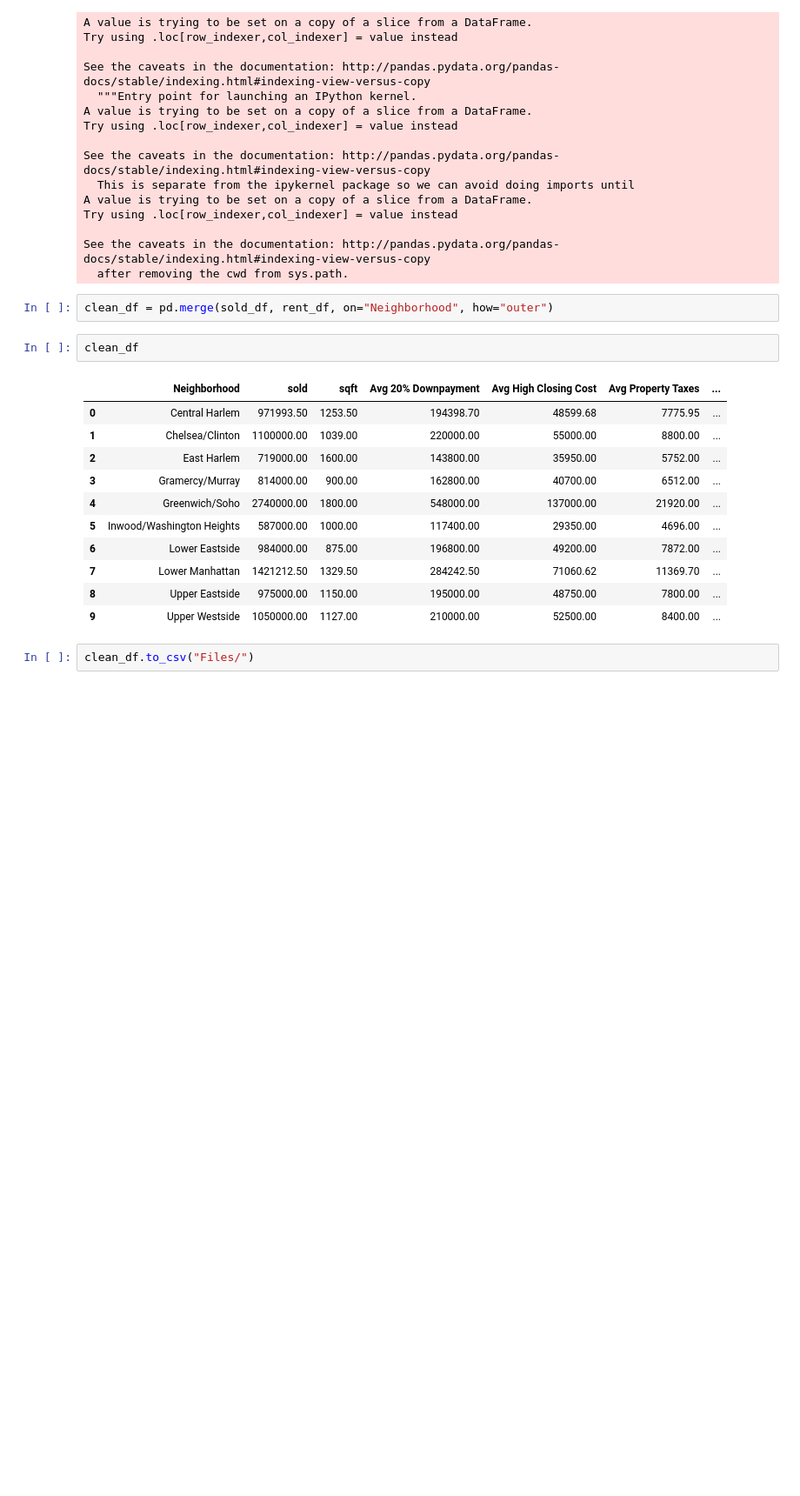
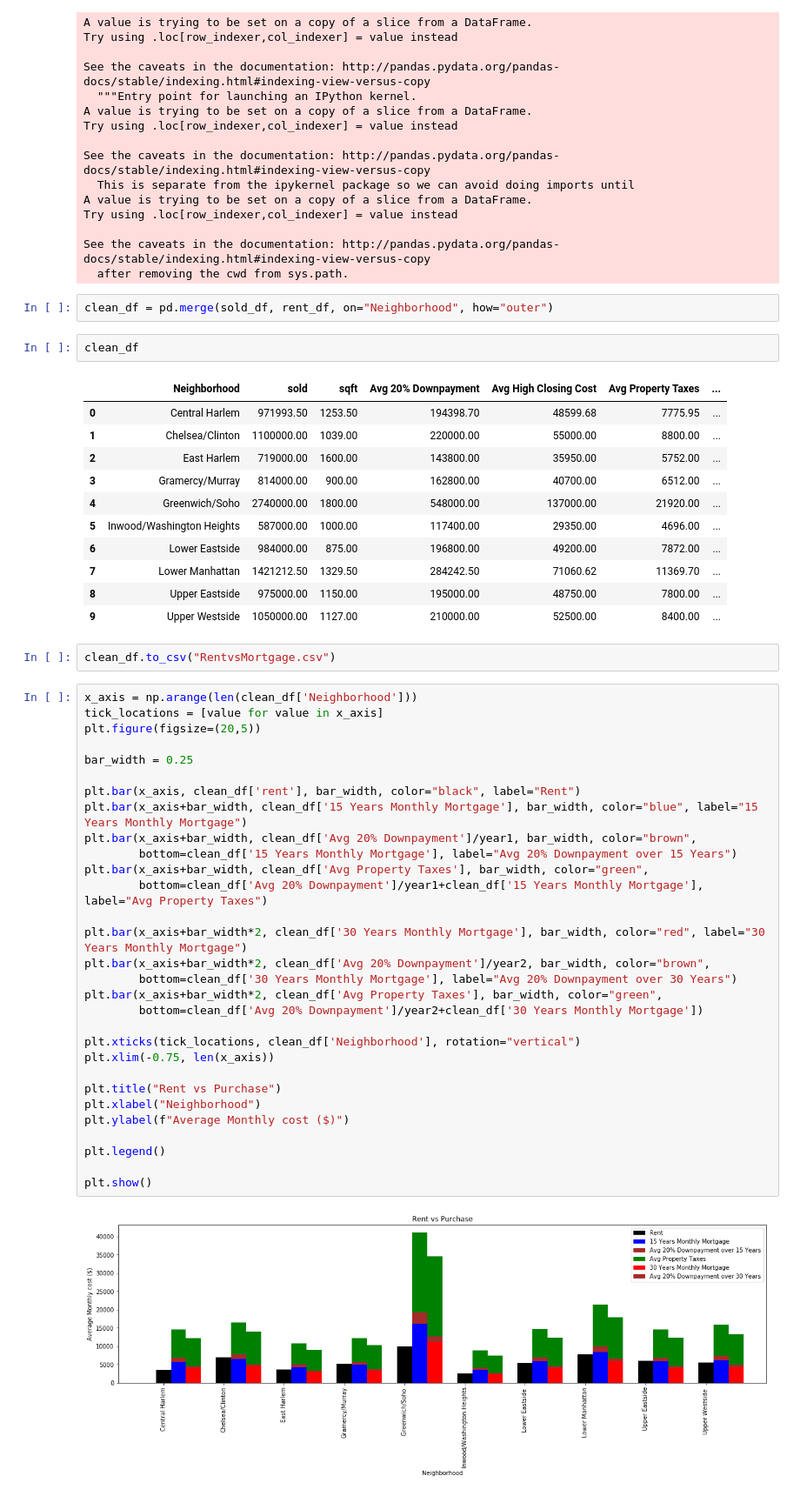
Before and after one commit to llessa13/project_titan, a Jupyter notebook: RentvSales.ipynb, the cells around one changed output. Shown at 87% size. Drawn from its saved outputs; the diff is of its cells as text; blank space fills up the shorter version.

Commit message:
added a chart

```diff
--- a/RentvSales.ipynb
+++ b/RentvSales.ipynb
@@ -141,4 +136,36 @@ clean_df
 | 8 | Upper Eastside | 975000.00 | 1150.00 | 195000.00 | 48750.00 | 7800.00 | ... |
 | 9 | Upper Westside | 1050000.00 | 1127.00 | 210000.00 | 52500.00 | 8400.00 | ... |
 # %%
-clean_df.to_csv("Files/")
+clean_df.to_csv("RentvsMortgage.csv")
+# %%
+x_axis = np.arange(len(clean_df['Neighborhood']))
+tick_locations = [value for value in x_axis]
+plt.figure(figsize=(20,5))
+
+bar_width = 0.25
+
+plt.bar(x_axis, clean_df['rent'], bar_width, color="black", label="Rent")
+plt.bar(x_axis+bar_width, clean_df['15 Years Monthly Mortgage'], bar_width, color="blue", label="15 Years Monthly Mortgage")
+plt.bar(x_axis+bar_width, clean_df['Avg 20% Downpayment']/year1, bar_width, color="brown",
+        bottom=clean_df['15 Years Monthly Mortgage'], label="Avg 20% Downpayment over 15 Years")
+plt.bar(x_axis+bar_width, clean_df['Avg Property Taxes'], bar_width, color="green",
+        bottom=clean_df['Avg 20% Downpayment']/year1+clean_df['15 Years Monthly Mortgage'], label="Avg Property Taxes")
+
+plt.bar(x_axis+bar_width*2, clean_df['30 Years Monthly Mortgage'], bar_width, color="red", label="30 Years Monthly Mortgage")
+plt.bar(x_axis+bar_width*2, clean_df['Avg 20% Downpayment']/year2, bar_width, color="brown",
+        bottom=clean_df['30 Years Monthly Mortgage'], label="Avg 20% Downpayment over 30 Years")
+plt.bar(x_axis+bar_width*2, clean_df['Avg Property Taxes'], bar_width, color="green",
+        bottom=clean_df['Avg 20% Downpayment']/year2+clean_df['30 Years Monthly Mortgage'])
+
+plt.xticks(tick_locations, clean_df['Neighborhood'], rotation="vertical")
+plt.xlim(-0.75, len(x_axis))
+
+plt.title("Rent vs Purchase")
+plt.xlabel("Neighborhood")
+plt.ylabel(f"Average Monthly cost ($)")
+
+plt.legend()
+
+plt.show()
+# %% [output]
+[figure, added]
```
Also changed, not shown: parts of 2 cells of this notebook.
